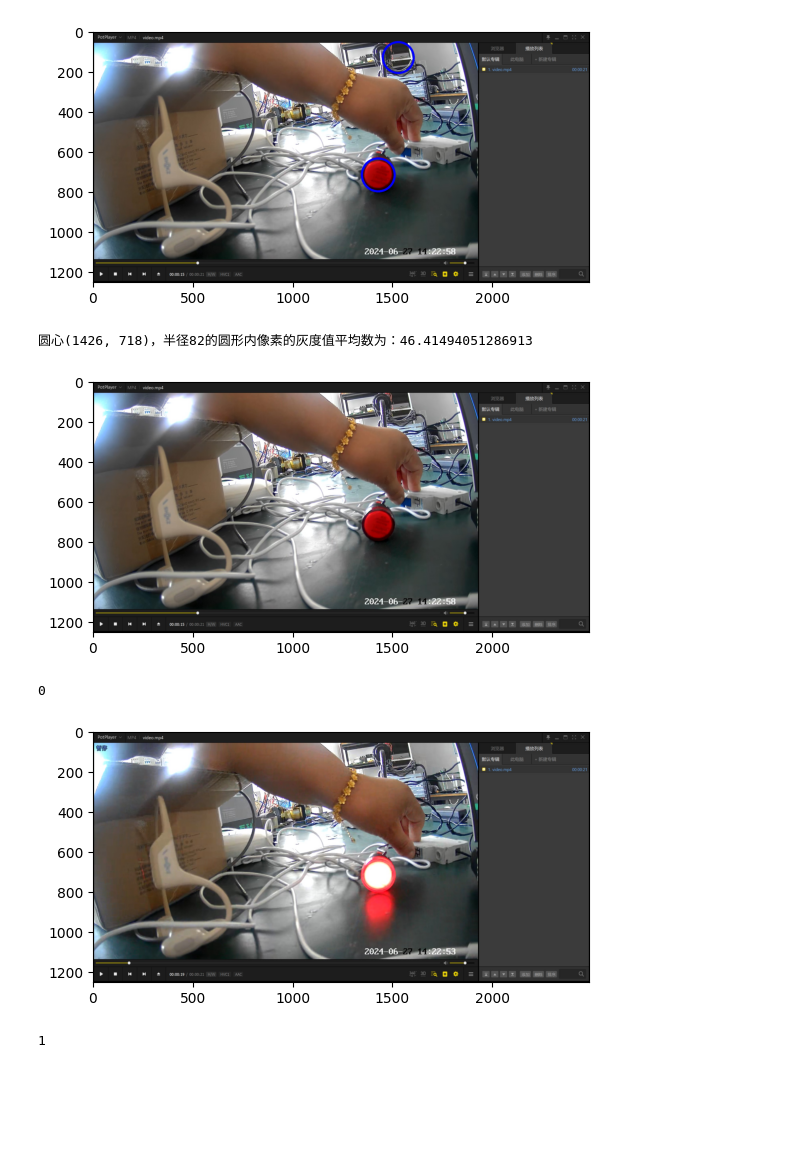
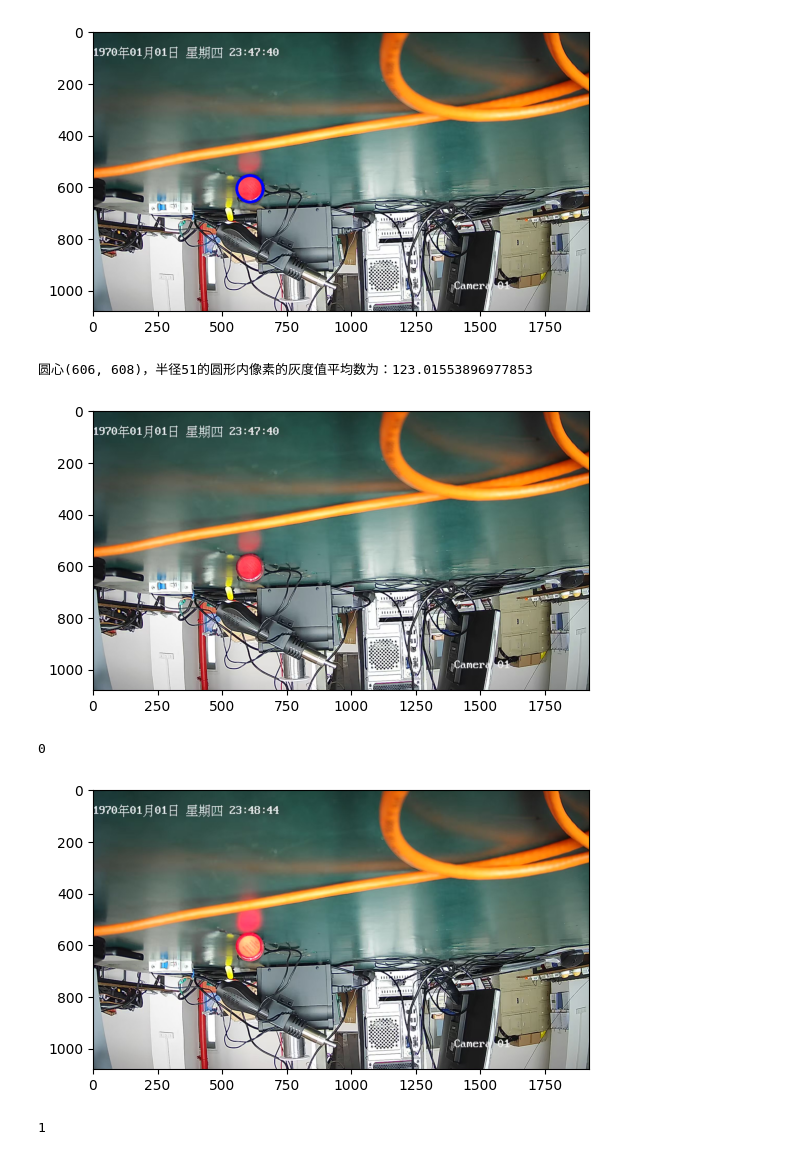
Before and after one commit to SYadda/LED_on_off_identification, a Jupyter notebook: a.ipynb, the cells around one changed output. Saved outputs shown, nothing was run; the diff lists cells and outputs as text; code cells hidden in the pictures; blank space fills up the shorter version.

```diff
--- a/a.ipynb
+++ b/a.ipynb
@@ -9,6 +9,8 @@ import os
 # img = cv2.imread('00.jpg')
 # img = cv2.imread('000.jpg')
 # img = cv2.imread('11.jpg')
+img = cv2.imread('h0.jpg')
+# img = cv2.imread('h1.jpg')
 # %%
 img_gray = cv2.cvtColor(img, cv2.COLOR_BGR2GRAY)
 # %%
@@ -26,39 +29,39 @@ img_gray = cv2.cvtColor(img, cv2.COLOR_BGR2GRAY)
 # %%
 # 使用霍夫变换检测圆形
 
 # circles = cv2.HoughCircles(img_gray, cv2.HOUGH_GRADIENT, 1, 200, param1=10, param2=90, minRadius=75, maxRadius=125) # 0 and 1
-circles = cv2.HoughCircles(img_gray, cv2.HOUGH_GRADIENT, 1, 200, param1=40, param2=60, minRadius=60, maxRadius=100) # 00 and 000 and 11
+# circles = cv2.HoughCircles(img_gray, cv2.HOUGH_GRADIENT, 1, 200, param1=40, param2=60, minRadius=60, maxRadius=100) # 00 and 000 and 11
+circles = cv2.HoughCircles(img_gray, cv2.HOUGH_GRADIENT, 1, 200, param1=20, param2=40, minRadius=50, maxRadius=60) # h0 and h1
 
 # 如果检测到圆形，则在原图上绘制圆形
 img_bgr = img.copy()
 if circles is not None:
     circles = np.uint16(np.around(circles))
     # 绘制圆轮廓
     for i in circles[0, :]:
         cv2.circle(img_bgr, (i[0], i[1]), i[2], (255, 0, 0), 10)
 
 # 使用matplotlib显示结果图像
 plt.imshow(cv2.cvtColor(img_bgr, cv2.COLOR_BGR2RGB))
 plt.show()
 # %% [output]
-[figure, old version]
+[figure, new version]
 # %%
 if circles[0] is not None:
     for i in circles[0]:
-        if 1400 < i[0] and i[0] < 1450 and 700 < i[1] and i[1] < 750:
-            # 创建一个与原图相同大小的全零（黑色）掩码
-            mask = np.zeros_like(img_gray)
-            # 在掩码上绘制一个白色的填充圆，仅包含当前圆形内的像素
-            cv2.circle(mask, (i[0], i[1]), i[2], (255, 255, 255), thickness=-1)
+        # 创建一个与原图相同大小的全零（黑色）掩码
+        mask = np.zeros_like(img_gray)
+        # 在掩码上绘制一个白色的填充圆，仅包含当前圆形内的像素
+        cv2.circle(mask, (i[0], i[1]), i[2], (255, 255, 255), thickness=-1)
 
-            # 使用掩码获取圆形内的像素
-            circle_pixels = cv2.bitwise_and(img_gray, img_gray, mask=mask)
+        # 使用掩码获取圆形内的像素
+        circle_pixels = cv2.bitwise_and(img_gray, img_gray, mask=mask)
 
-            # 计算圆形内非零像素的平均灰度值
-            mean_val = np.mean(circle_pixels[circle_pixels > 0])
-            print(f"圆心({i[0]}, {i[1]})，半径{i[2]}的圆形内像素的灰度值平均数为：{mean_val}")
+        # 计算圆形内非零像素的平均灰度值
+        mean_val = np.mean(circle_pixels[circle_pixels > 0])
+        print(f"圆心({i[0]}, {i[1]})，半径{i[2]}的圆形内像素的灰度值平均数为：{mean_val}")
 # %% [output]
-圆心(1426, 718)，半径82的圆形内像素的灰度值平均数为：46.41494051286913
+圆心(606, 608)，半径51的圆形内像素的灰度值平均数为：123.01553896977853
 # %%
 def is_light_up(img):
     plt.imshow(cv2.cvtColor(img, cv2.COLOR_BGR2RGB))
@@ -68,7 +71,9 @@ def is_light_up(img):
 
     img_gray = cv2.cvtColor(img, cv2.COLOR_BGR2GRAY)
     # circles = cv2.HoughCircles(img_gray, cv2.HOUGH_GRADIENT, 1, 200, param1=10, param2=90, minRadius=75, maxRadius=125) # 0 and 1
-    circles = cv2.HoughCircles(img_gray, cv2.HOUGH_GRADIENT, 1, 200, param1=40, param2=70, minRadius=60, maxRadius=100) # 00 and 11
+    # circles = cv2.HoughCircles(img_gray, cv2.HOUGH_GRADIENT, 1, 200, param1=40, param2=70, minRadius=60, maxRadius=100) # 00 and 11
+    circles = cv2.HoughCircles(img_gray, cv2.HOUGH_GRADIENT, 1, 200, param1=20, param2=40, minRadius=50, maxRadius=60) # h0 and h1
+
     if len(circles[0]) == 1:
         circles = np.uint16(np.around(circles))
         i = circles[0][0]
@@ -81,10 +86,12 @@ def is_light_up(img):
 
 # print(is_light_up(cv2.imread('0.jpg')))
 # print(is_light_up(cv2.imread('1.jpg')))
-print(is_light_up(cv2.imread('00.jpg')))
-print(is_light_up(cv2.imread('11.jpg')))
+# print(is_light_up(cv2.imread('00.jpg')))
+# print(is_light_up(cv2.imread('11.jpg')))
+print(is_light_up(cv2.imread('h0.jpg')))
+print(is_light_up(cv2.imread('h1.jpg')))
 # %% [output]
-[figure, old version]
+[figure, new version]
 0
-[figure, old version]
+[figure, new version]
 1
```
Also changed, not shown: parts of 1 cell of this notebook, 5 other files.
